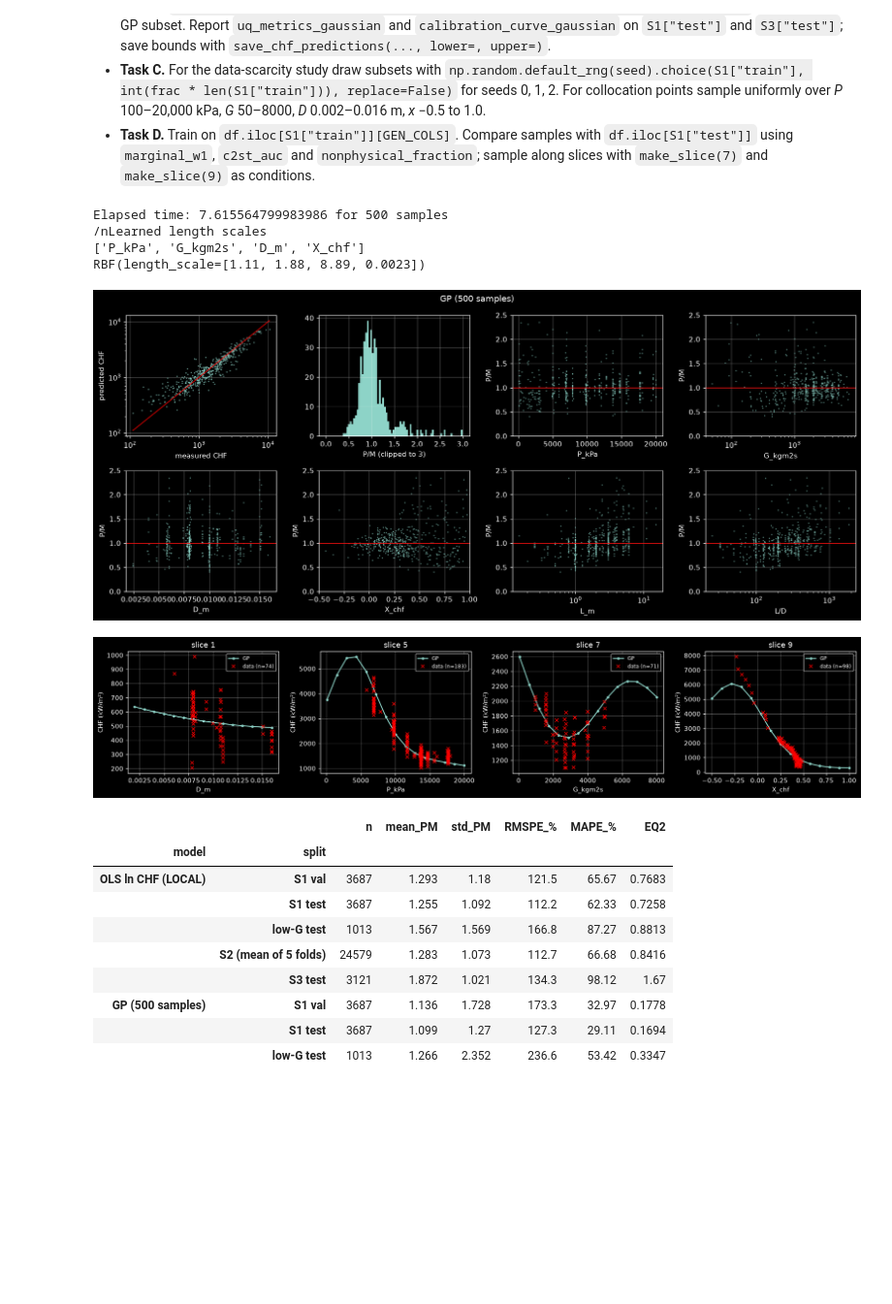
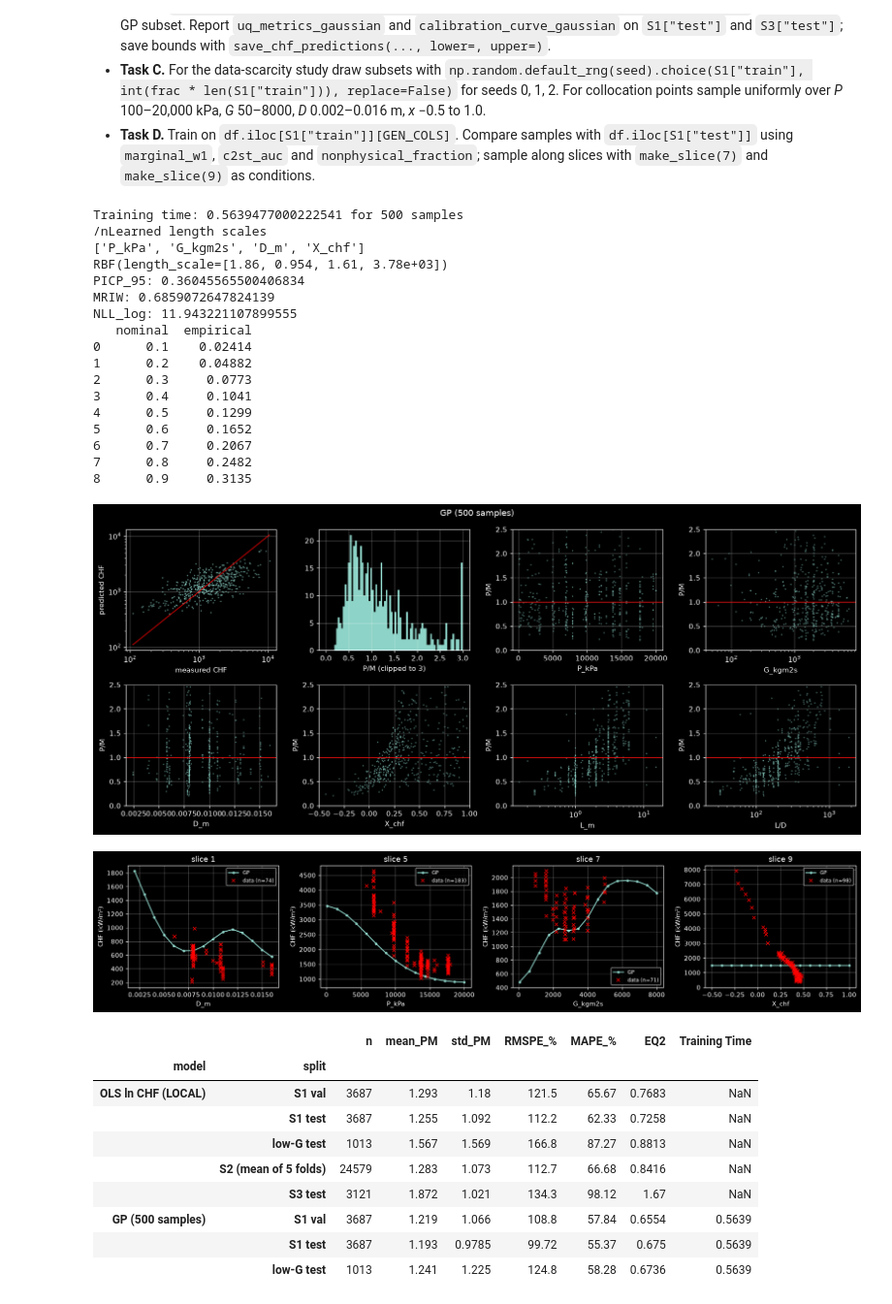
Before and after one commit to JosephAmador56/MECH4V95_Homework, a Jupyter notebook: homework_notebook.ipynb, the cells around one changed output. Shown at 97% size. Drawn from its saved outputs; the diff is of its cells as text; code cells hidden in the pictures; blank space fills up the shorter version.

Commit message:
Decent start for tmrw

```diff
--- a/homework_notebook.ipynb
+++ b/homework_notebook.ipynb
@@ -661,51 +675,72 @@ X_train_scaled = scaler.transform(X_train) # Perform standardization by centerin
 kernel = RBF(
     length_scale=np.ones(len(LOCAL)) # ARD (i.e. one length scale per input)
 )
 # Compute the variance of the ln(CHF) using the sample variance formula
 variance = np.sum((Y_train - Y_train.mean())**2)/ (Y_train.size - 1)
 # Create GP Regressor
 gp = GaussianProcessRegressor(
     kernel=kernel,
     alpha=variance,
-    n_restarts_optimizer=9,
+    n_restarts_optimizer=0, # NEED TO DETERMINE IF THE NUMBER OF RESTARTS IS LIMITING THE LEARNING
     normalize_y=True, # normalize_y to match the prior (zero-mean, unit-variance)
     #random_state=SEED # Uses seed for random number generation to initialize centers (NOT SURE IF SHE WANTS US TO DO THIS)
 )
 
 # Train GP and measure elapsed time
 start_time = time.perf_counter()
 gp.fit(X_train_scaled, Y_train)
 end_time = time.perf_counter()
-print(f"Elapsed time: {end_time - start_time} for {subset} samples")
+print(f"Training time: {end_time - start_time} for {subset} samples")
 print("/nLearned length scales")
 print(LOCAL)
-print(gp.kernel_)
+print(gp.kernel_) #COULD ADD THESE IN THE EXTRA COLUMN IN THE RESULTS TABLE
 
 # GP prediction
 mean_prediction, std_prediction = np.exp(gp.predict(X_train_scaled, return_std=True))
 
+# B1 Outputs
+S1_Test_mean_prediction, S1_Test_std_prediction = gp.predict(scaler.transform(X_test), return_std=True)
+metrics = uq_metrics_gaussian(np.exp(Y_test), S1_Test_mean_prediction, S1_Test_std_prediction)
+for name, value in metrics.items():
+    print(f"{name}: {value}")
+print(calibration_curve_gaussian(np.exp(Y_test), S1_Test_mean_prediction, S1_Test_std_prediction))
+#save_chf_predictions()
+
+# Tuning Outputs
 diagnostic_plots(idx, mean_prediction, f"GP ({subset} samples)")
-
 for name, j in [("S1 val", S1["val"]), ("S1 test", S1["test"]), ("low-G test", LOWG_TEST)]:
-    record(f"GP ({subset} samples)", name, df[TARGET].to_numpy()[j], np.exp(gp.predict(scaler.transform(get_xy(j)[0]))))
+    record(f"GP ({subset} samples)", name, df[TARGET].to_numpy()[j], np.exp(gp.predict(scaler.transform(get_xy(j)[0]))), **{"Training Time": end_time - start_time}) # TRY AND ADD TO THE START SO ITS IN ONE COLUMN??
 plot_slices({"GP": lambda d: np.exp(gp.predict(scaler.transform(d[LOCAL].to_numpy(dtype=float))))})
 display(results_table())
 # %% [output]
-Elapsed time: 7.615564799983986 for 500 samples
+Training time: 0.5639477000222541 for 500 samples
 /nLearned length scales
 ['P_kPa', 'G_kgm2s', 'D_m', 'X_chf']
-RBF(length_scale=[1.11, 1.88, 8.89, 0.0023])
+RBF(length_scale=[1.86, 0.954, 1.61, 3.78e+03])
+PICP_95: 0.36045565500406834
+MRIW: 0.6859072647824139
+NLL_log: 11.943221107899555
+   nominal  empirical
+0      0.1    0.02414
+1      0.2    0.04882
+2      0.3     0.0773
+3      0.4     0.1041
+4      0.5     0.1299
+5      0.6     0.1652
+6      0.7     0.2067
+7      0.8     0.2482
+8      0.9     0.3135
-[figure, old version]
+[figure, new version]
-[figure, old version]
+[figure, new version]
-|  |  | n | mean_PM | std_PM | RMSPE_% | MAPE_% | EQ2 |
-| model | split |  |  |  |  |  |  |
-| OLS ln CHF (LOCAL) | S1 val | 3687 | 1.293 | 1.18 | 121.5 | 65.67 | 0.7683 |
-|  | S1 test | 3687 | 1.255 | 1.092 | 112.2 | 62.33 | 0.7258 |
-|  | low-G test | 1013 | 1.567 | 1.569 | 166.8 | 87.27 | 0.8813 |
-|  | S2 (mean of 5 folds) | 24579 | 1.283 | 1.073 | 112.7 | 66.68 | 0.8416 |
-|  | S3 test | 3121 | 1.872 | 1.021 | 134.3 | 98.12 | 1.67 |
-| GP (500 samples) | S1 val | 3687 | 1.136 | 1.728 | 173.3 | 32.97 | 0.1778 |
-|  | S1 test | 3687 | 1.099 | 1.27 | 127.3 | 29.11 | 0.1694 |
-|  | low-G test | 1013 | 1.266 | 2.352 | 236.6 | 53.42 | 0.3347 |
+|  |  | n | mean_PM | std_PM | RMSPE_% | MAPE_% | EQ2 | Training Time |
+| model | split |  |  |  |  |  |  |  |
+| OLS ln CHF (LOCAL) | S1 val | 3687 | 1.293 | 1.18 | 121.5 | 65.67 | 0.7683 | NaN |
+|  | S1 test | 3687 | 1.255 | 1.092 | 112.2 | 62.33 | 0.7258 | NaN |
+|  | low-G test | 1013 | 1.567 | 1.569 | 166.8 | 87.27 | 0.8813 | NaN |
+|  | S2 (mean of 5 folds) | 24579 | 1.283 | 1.073 | 112.7 | 66.68 | 0.8416 | NaN |
+|  | S3 test | 3121 | 1.872 | 1.021 | 134.3 | 98.12 | 1.67 | NaN |
+| GP (500 samples) | S1 val | 3687 | 1.219 | 1.066 | 108.8 | 57.84 | 0.6554 | 0.5639 |
+|  | S1 test | 3687 | 1.193 | 0.9785 | 99.72 | 55.37 | 0.675 | 0.5639 |
+|  | low-G test | 1013 | 1.241 | 1.225 | 124.8 | 58.28 | 0.6736 | 0.5639 |
 # %% [markdown]
 ![image.png](attachment:09f30ce6-2994-4151-b3d5-e3afa44f0ebc.png)
```
Also changed, not shown: parts of 3 cells of this notebook, 2 other files.
